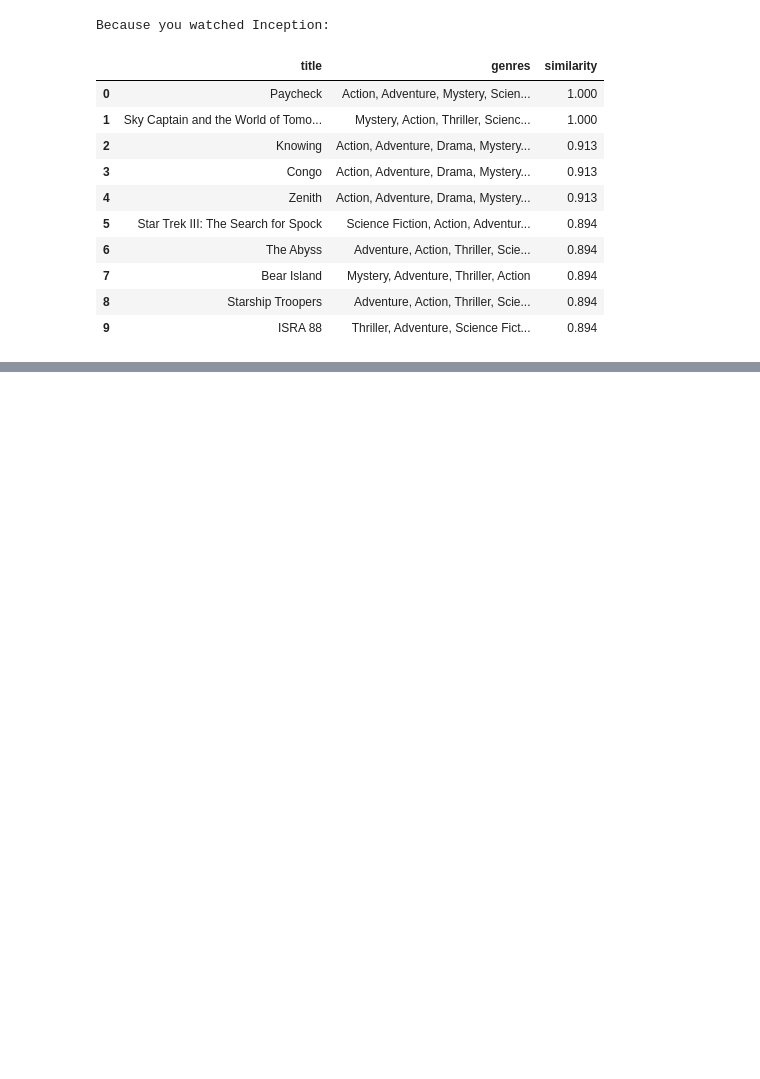
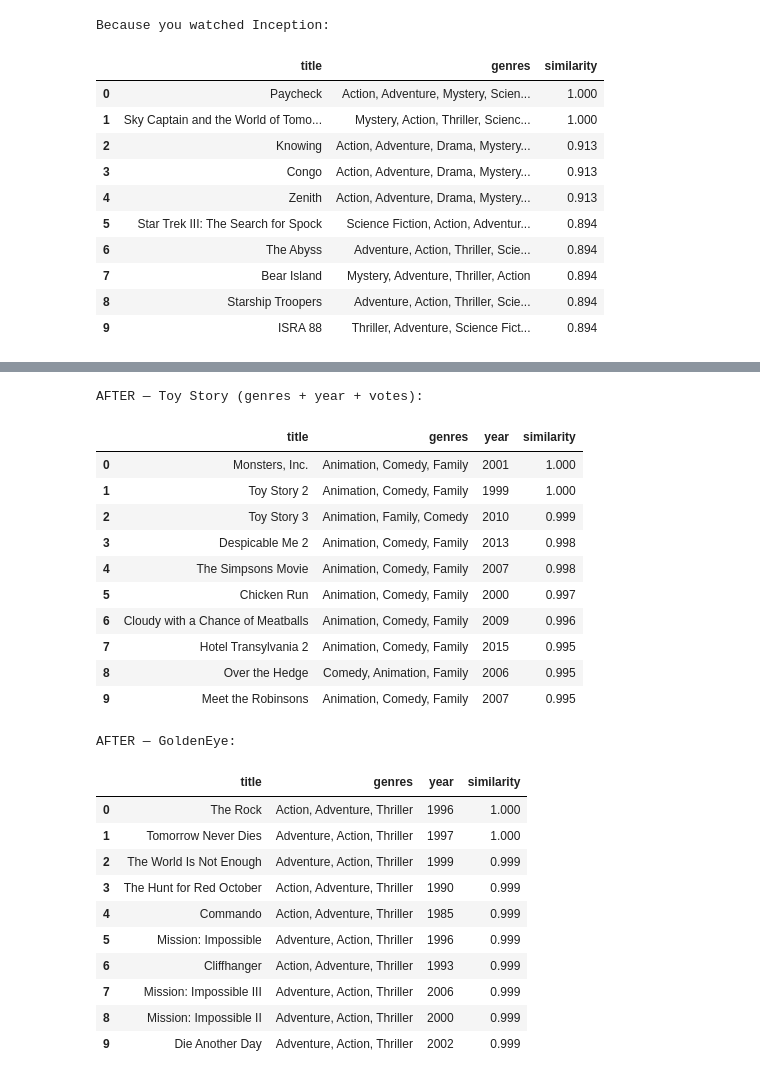
Before and after one commit to TalCordova/RS_Coller_TAU_26B, a Jupyter notebook: notebook4_content_based_solutions.ipynb, the cells around one changed output, grey strips where cells are left out. Drawn from its saved outputs; the diff is of its cells as text; code cells hidden in the pictures; blank space fills up the shorter version.

```diff
--- a/notebook4_content_based_solutions.ipynb
+++ b/notebook4_content_based_solutions.ipynb
@@ -241,0 +216,63 @@ This happens constantly here because the signal is so coarse: there are only ~20
+# %%
+# 1. Three numeric features (log-scale the skewed vote_count, fill gaps with the median)
+from sklearn.preprocessing import MinMaxScaler
+
+feats = pd.DataFrame({
+    'year':         movies['release_date'].astype(str).str.extract(r'(\d{4})')[0].astype(float),
+    'vote_average': pd.to_numeric(movies['vote_average'], errors='coerce'),
+    'vote_count':   np.log1p(pd.to_numeric(movies['vote_count'], errors='coerce')),
+})
+feats = feats.fillna(feats.median())
+
+# 2. Scale to [0, 1] so the features share the genre bits' scale, then 3. stack onto the genres
+feats_scaled = MinMaxScaler().fit_transform(feats)
+enriched_matrix = np.hstack([genre_matrix, feats_scaled])
+
+# A fresh index, built on the richer vectors
+nn_enriched = NearestNeighbors(metric='cosine', algorithm='brute').fit(enriched_matrix)
+
+def content_recommendations_enriched(title, k=10):
+    # Same logic as before, on the enriched matrix; we also surface `year` to eyeball the change
+    idx = title_to_index[title]
+    distances, indices = nn_enriched.kneighbors([enriched_matrix[idx]], n_neighbors=k + 1)
+    similarities = 1 - distances.flatten()
+    results = []
+    for sim, i in zip(similarities, indices.flatten()):
+        if i == idx:
+            continue
+        results.append({'title': movies.loc[i, 'title'],
+                        'genres': ', '.join(movies.loc[i, 'genre_list']),
+                        'year': int(feats.loc[i, 'year']),
+                        'similarity': round(sim, 3)})
+    return pd.DataFrame(results[:k])
+
+print("AFTER — Toy Story (genres + year + votes):\n")
+display(content_recommendations_enriched('Toy Story', k=10))
+
+print("\nAFTER — GoldenEye:\n")
+display(content_recommendations_enriched('GoldenEye', k=10))
+# %% [output]
+AFTER — Toy Story (genres + year + votes):
+|  | title | genres | year | similarity |
+| 0 | Monsters, Inc. | Animation, Comedy, Family | 2001 | 1.000 |
+| 1 | Toy Story 2 | Animation, Comedy, Family | 1999 | 1.000 |
+| 2 | Toy Story 3 | Animation, Family, Comedy | 2010 | 0.999 |
+| 3 | Despicable Me 2 | Animation, Comedy, Family | 2013 | 0.998 |
+| 4 | The Simpsons Movie | Animation, Comedy, Family | 2007 | 0.998 |
+| 5 | Chicken Run | Animation, Comedy, Family | 2000 | 0.997 |
+| 6 | Cloudy with a Chance of Meatballs | Animation, Comedy, Family | 2009 | 0.996 |
+| 7 | Hotel Transylvania 2 | Animation, Comedy, Family | 2015 | 0.995 |
+| 8 | Over the Hedge | Comedy, Animation, Family | 2006 | 0.995 |
+| 9 | Meet the Robinsons | Animation, Comedy, Family | 2007 | 0.995 |
+AFTER — GoldenEye:
+|  | title | genres | year | similarity |
+| 0 | The Rock | Action, Adventure, Thriller | 1996 | 1.000 |
+| 1 | Tomorrow Never Dies | Adventure, Action, Thriller | 1997 | 1.000 |
+| 2 | The World Is Not Enough | Adventure, Action, Thriller | 1999 | 0.999 |
+| 3 | The Hunt for Red October | Action, Adventure, Thriller | 1990 | 0.999 |
+| 4 | Commando | Action, Adventure, Thriller | 1985 | 0.999 |
+| 5 | Mission: Impossible | Adventure, Action, Thriller | 1996 | 0.999 |
+| 6 | Cliffhanger | Action, Adventure, Thriller | 1993 | 0.999 |
+| 7 | Mission: Impossible III | Adventure, Action, Thriller | 2006 | 0.999 |
+| 8 | Mission: Impossible II | Adventure, Action, Thriller | 2000 | 0.999 |
+| 9 | Die Another Day | Adventure, Action, Thriller | 2002 | 0.999 |
```
Also changed, not shown: parts of 9 cells of this notebook, 2 other files.
